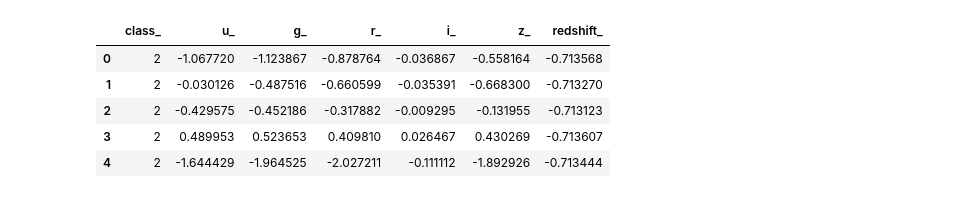
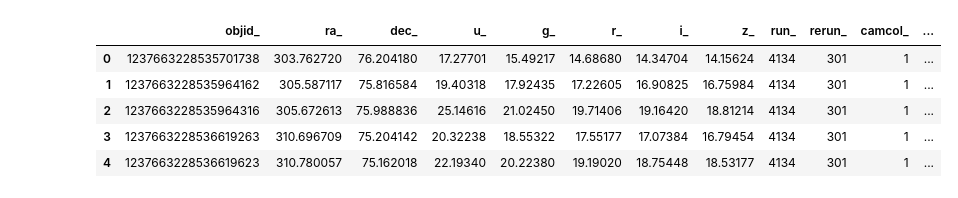
Before and after one commit to NASAResearchProject/NASA_Project, a Jupyter notebook: Exploratory Analysis/Data Analysis of Complete-Clean Dataset.ipynb, the cells around one changed output. Cells and saved outputs as stored; diff of their text form; code cells hidden in the pictures.

```diff
--- a/Exploratory Analysis/Data Analysis of Complete-Clean Dataset.ipynb
+++ b/Exploratory Analysis/Data Analysis of Complete-Clean Dataset.ipynb
@@ -3,15 +3,20 @@ import pandas as pd
 import numpy as np
 from sklearn.neighbors import KNeighborsClassifier as KNC
 import matplotlib.pyplot as plt
+from config import db_password
+from sqlalchemy import create_engine
+import psycopg2
 plt.style.use('ggplot')
-
-# import dataset
-DR_df = pd.read_csv("../Resources/DR_complete_clean.csv")
-DR_df.head()
-# %% [output]
-|  | class_ | u_ | g_ | r_ | i_ | z_ | redshift_ |
-| 0 | 2 | -1.067720 | -1.123867 | -0.878764 | -0.036867 | -0.558164 | -0.713568 |
-| 1 | 2 | -0.030126 | -0.487516 | -0.660599 | -0.035391 | -0.668300 | -0.713270 |
-| 2 | 2 | -0.429575 | -0.452186 | -0.317882 | -0.009295 | -0.131955 | -0.713123 |
-| 3 | 2 | 0.489953 | 0.523653 | 0.409810 | 0.026467 | 0.430269 | -0.713607 |
-| 4 | 2 | -1.644429 | -1.964525 | -2.027211 | -0.111112 | -1.892926 | -0.713444 |
+# %%
+# Create engine to connect to Database
+engine = create_engine(f'postgresql+psycopg2://postgres:{db_password}@localhost/Final_Project')
+# Import Database table into Dataframe
+DR_df = pd.read_sql_table('final_table', con=engine)
+DR_df.head()
+# %% [output]
+|  | objid_ | ra_ | dec_ | u_ | g_ | r_ | i_ | z_ | run_ | rerun_ | camcol_ | ... |
+| 0 | 1237663228535701738 | 303.762720 | 76.204180 | 17.27701 | 15.49217 | 14.68680 | 14.34704 | 14.15624 | 4134 | 301 | 1 | ... |
+| 1 | 1237663228535964162 | 305.587117 | 75.816584 | 19.40318 | 17.92435 | 17.22605 | 16.90825 | 16.75984 | 4134 | 301 | 1 | ... |
+| 2 | 1237663228535964316 | 305.672613 | 75.988836 | 25.14616 | 21.02450 | 19.71406 | 19.16420 | 18.81214 | 4134 | 301 | 1 | ... |
+| 3 | 1237663228536619263 | 310.696709 | 75.204142 | 20.32238 | 18.55322 | 17.55177 | 17.07384 | 16.79454 | 4134 | 301 | 1 | ... |
+| 4 | 1237663228536619623 | 310.780057 | 75.162018 | 22.19340 | 20.22380 | 19.19020 | 18.75448 | 18.53177 | 4134 | 301 | 1 | ... |
```
Also changed, not shown: parts of 14 cells of this notebook, 1 other file.
